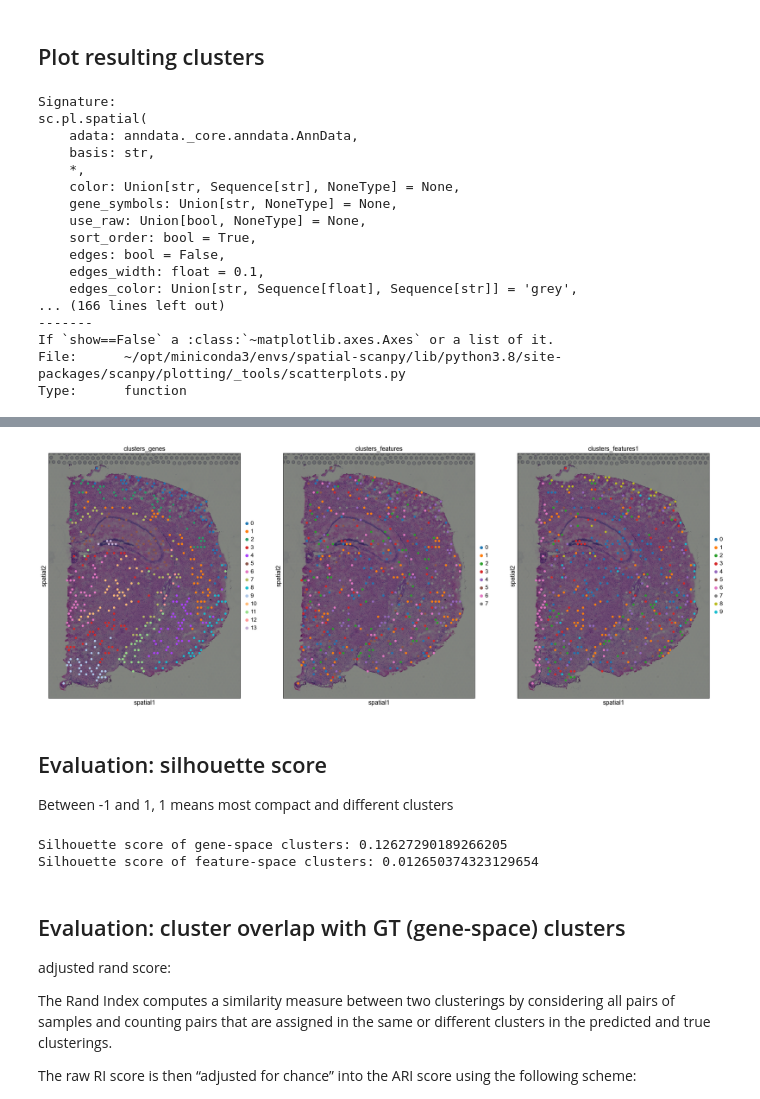
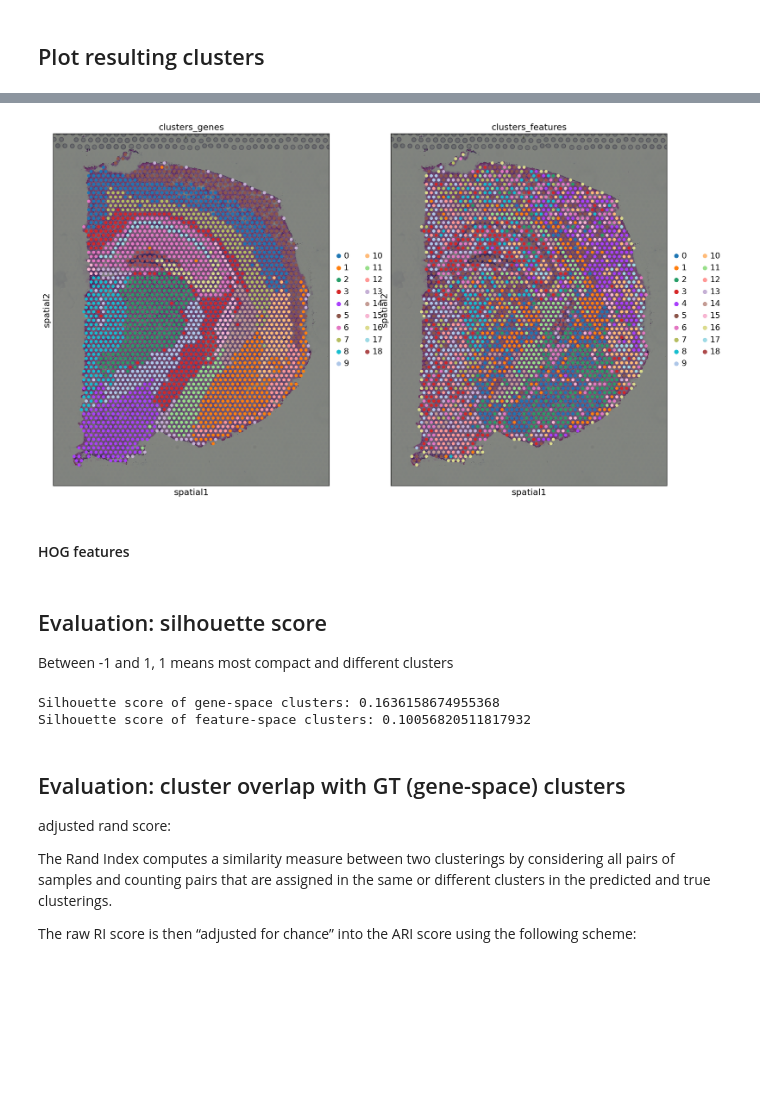
Before and after one commit to scverse/squidpy, a Jupyter notebook: notebooks/hs_feature_evaluation.ipynb, the cells around one changed output, grey strips where cells are left out. Cells and saved outputs as stored; diff of their text form; code cells hidden in the pictures; blank space fills up the shorter version.

Commit message:
adding initial feature evalutation notebook and tqdm time recording in get_image_features function

```diff
--- a/notebooks/hs_feature_evaluation.ipynb
+++ b/notebooks/hs_feature_evaluation.ipynb
@@ -9,11 +9,15 @@ import numpy as np
 import matplotlib.pyplot as plt
 import os
 import seaborn as sns
-from spatial_tools.image.tools import features_abt
+from spatial_tools.image.tools import get_image_features
 
 # path to "raw" dataset folder
-BASE_PATH = "../../data"
+BASE_PATH = "/storage/groups/ml01/datasets/raw/20200909_PublicVisium_giovanni.palla"
 dataset_name = "V1_Adult_Mouse_Brain"
 dataset_folder = os.path.join(
     BASE_PATH, "20191205_10XVisium_MouseBrainCoronal_giovanni.palla"
 )
+
+adata = sc.read_visium(
+    dataset_folder, count_file=f"{dataset_name}_filtered_feature_bc_matrix.h5"
+)
@@ -27,6 +27,3 @@ Variable names are not unique. To make them unique, call `.var_names_make_unique
-# %%
-# reduce adata
-adata = adata[:500]
 # %% [markdown]
 ## Preprocess genes and calculate gene-space clustering
 # %%
@@ -63,9 +58,10 @@ sc.tl.leiden(adata, key_added="clusters_genes")
 # %%
 # get features table
 #features_abt(adata, dataset_folder, dataset_name, features=["hog"])
-features_abt(adata, dataset_folder, dataset_name, features=["hog"], scalef=0.1, sizef=10, key_added='features1')
+features = ["texture", "summary", "color_hist"]
+adata.obsm["image_features"] = get_image_features(adata, dataset_folder, dataset_name, features=features)
 # %%
-adata.obsm['X_features_pca'] = sc.pp.pca(adata.obsm['features'])
+adata.obsm['X_features_pca'] = sc.pp.pca(adata.obsm['image_features'])
 sc.pp.neighbors(adata, use_rep='X_features_pca')
 adata.obsm['X_features_umap'] = sc.tl.umap(adata, copy=True).obsm['X_umap']
 sc.tl.leiden(adata, key_added='clusters_features')
@@ -78,25 +74,7 @@ sc.tl.leiden(adata, key_added='clusters_features1')
 ## Plot resulting clusters
 # %%
 sc.pl.spatial?
-# %% [output]
-Signature:
-sc.pl.spatial(
-    adata: anndata._core.anndata.AnnData,
-    basis: str,
-    *,
-    color: Union[str, Sequence[str], NoneType] = None,
-    gene_symbols: Union[str, NoneType] = None,
-    use_raw: Union[bool, NoneType] = None,
-    sort_order: bool = True,
-    edges: bool = False,
-    edges_width: float = 0.1,
-    edges_color: Union[str, Sequence[float], Sequence[str]] = 'grey',
-... (166 lines left out)
--------
-If `show==False` a :class:`~matplotlib.axes.Axes` or a list of it.
-File:      ~/opt/miniconda3/envs/spatial-scanpy/lib/python3.8/site-packages/scanpy/plotting/_tools/scatterplots.py
-Type:      function
 # %%
 sc.set_figure_params(facecolor="white", figsize=(8, 15))
-sc.pl.spatial(adata, color=['clusters_genes', 'clusters_features', 'clusters_features1'], save='clustering_comparison.png')
+sc.pl.spatial(adata, color=['clusters_genes', 'clusters_features'], save='clustering_comparison.png')
 # %% [output]
@@ -104,4 +84,6 @@ WARNING: saving figure to file figures/spatialclustering_comparison.png
-[figure, old version]
+[figure, new version]
+# %% [markdown]
+#### HOG features
 # %% [markdown]
 ## Evaluation: silhouette score
 Between -1 and 1, 1 means most compact and different clusters
@@ -114,8 +96,8 @@ print(f"Silhouette score of gene-space clusters: {s}")
 s = sklearn.metrics.silhouette_score(adata.obsm['X_features_pca'], adata.obs['clusters_features'])
 print(f"Silhouette score of feature-space clusters: {s}")
 # %% [output]
-Silhouette score of gene-space clusters: 0.12627290189266205
-Silhouette score of feature-space clusters: 0.012650374323129654
+Silhouette score of gene-space clusters: 0.1636158674955368
+Silhouette score of feature-space clusters: 0.10056820511817932
 # %% [markdown]
 ## Evaluation: cluster overlap with GT (gene-space) clusters
 adjusted rand score:
```
Also changed, not shown: parts of 5 cells of this notebook, 1 other file.
